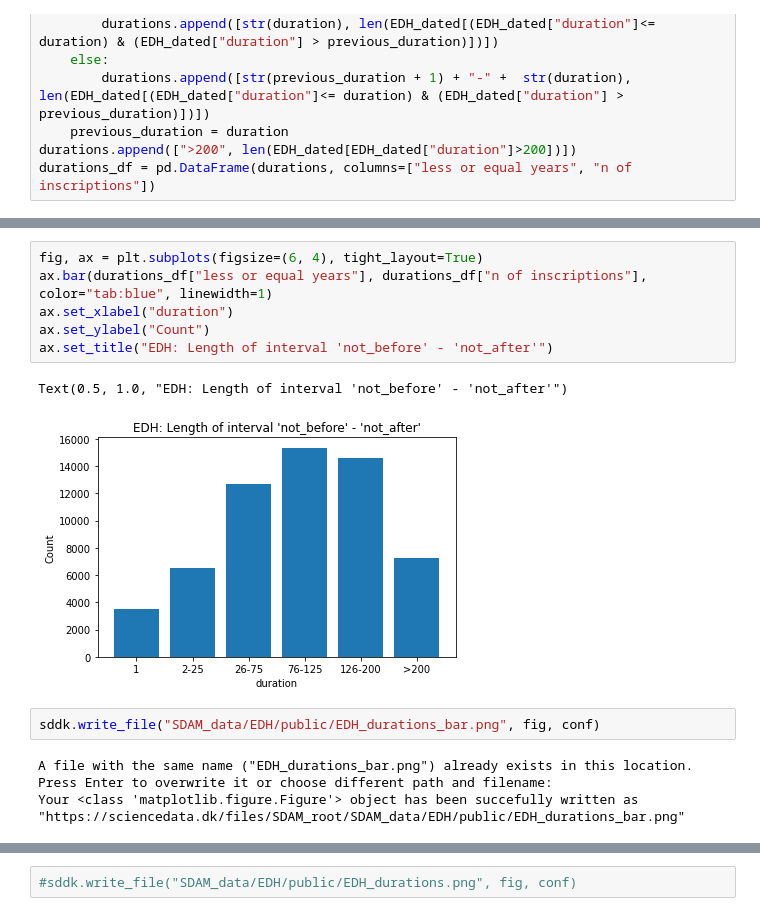
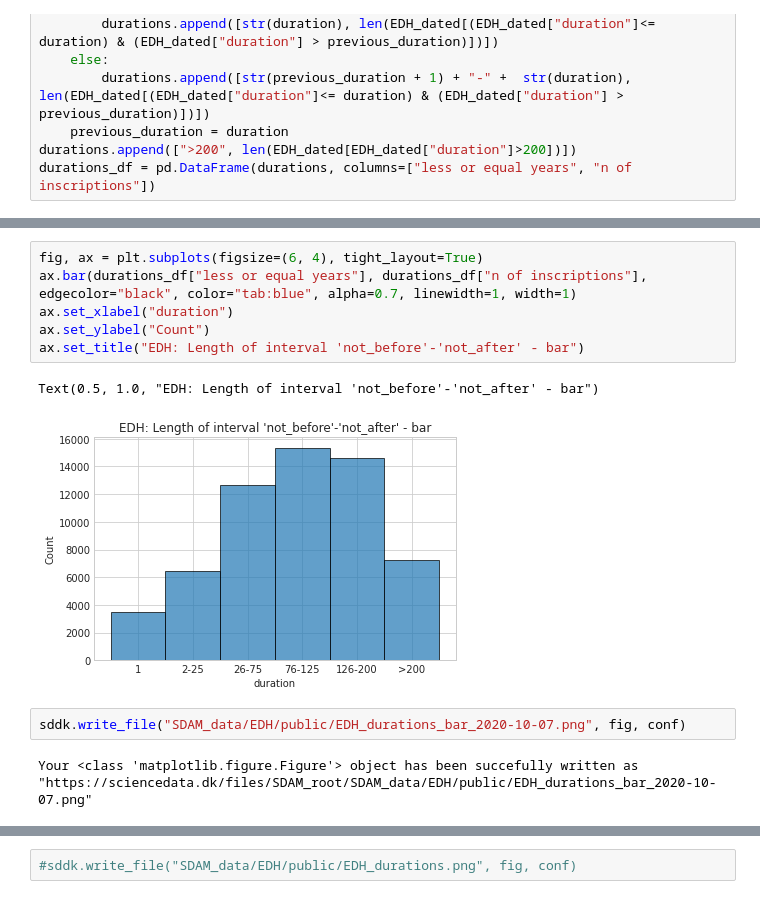
Before and after one commit to sdam-au/EDH_exploration, a Jupyter notebook: scripts/Py_EDH_TEMPORAL_EXPLORATION.ipynb, the cells around one changed output, grey strips where cells are left out. Drawn from its saved outputs; the diff is of its cells as text.

```diff
--- a/scripts/Py_EDH_TEMPORAL_EXPLORATION.ipynb
+++ b/scripts/Py_EDH_TEMPORAL_EXPLORATION.ipynb
@@ -216,15 +262,13 @@ durations_df = pd.DataFrame(durations, columns=["less or equal years", "n of ins
 # %%
 fig, ax = plt.subplots(figsize=(6, 4), tight_layout=True)
-ax.bar(durations_df["less or equal years"], durations_df["n of inscriptions"], color="tab:blue", linewidth=1)
+ax.bar(durations_df["less or equal years"], durations_df["n of inscriptions"], edgecolor="black", color="tab:blue", alpha=0.7, linewidth=1, width=1)
 ax.set_xlabel("duration")
 ax.set_ylabel("Count")
-ax.set_title("EDH: Length of interval 'not_before' - 'not_after'")
+ax.set_title("EDH: Length of interval 'not_before'-'not_after' - bar")
 # %% [output]
-Text(0.5, 1.0, "EDH: Length of interval 'not_before' - 'not_after'")
+Text(0.5, 1.0, "EDH: Length of interval 'not_before'-'not_after' - bar")
-[figure, old version]
+[figure, new version]
 # %%
-sddk.write_file("SDAM_data/EDH/public/EDH_durations_bar.png", fig, conf)
+sddk.write_file("SDAM_data/EDH/public/EDH_durations_bar_2020-10-07.png", fig, conf)
 # %% [output]
-A file with the same name ("EDH_durations_bar.png") already exists in this location.
-Press Enter to overwrite it or choose different path and filename:
-Your <class 'matplotlib.figure.Figure'> object has been succefully written as "https://sciencedata.dk/files/SDAM_root/SDAM_data/EDH/public/EDH_durations_bar.png"
+Your <class 'matplotlib.figure.Figure'> object has been succefully written as "https://sciencedata.dk/files/SDAM_root/SDAM_data/EDH/public/EDH_durations_bar_2020-10-07.png"
```
Also changed, not shown: parts of 25 cells of this notebook, 2 other files.
